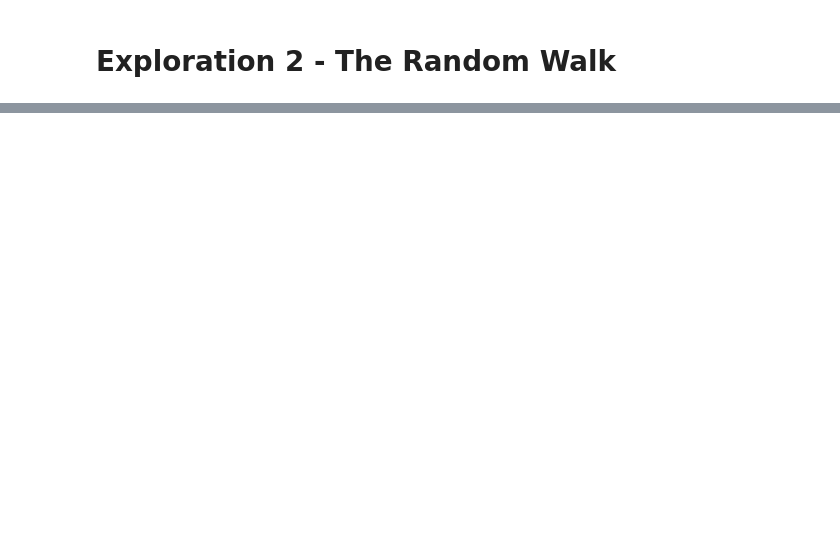
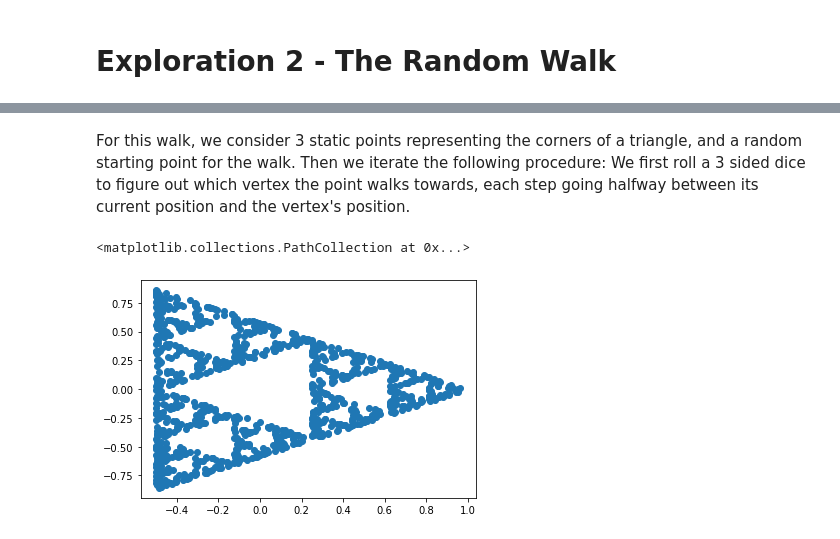
Before and after one commit to ethancma/the-random-walk, a Jupyter notebook: main.ipynb, the cells around one changed output, grey strips where cells are left out. Saved outputs shown, nothing was run; the diff lists cells and outputs as text; code cells hidden in the pictures; blank space fills up the shorter version.

```diff
--- a/main.ipynb
+++ b/main.ipynb
@@ -41 +41,21 @@ Last Position (step 1000): 36
 Square root of 1000 steps: 31.622776601683793
+# %% [markdown]
+For this walk, we consider 3 static points representing the corners of a triangle, and a random starting point for the walk. Then we iterate the following procedure: We first roll a 3 sided dice to figure out which vertex the point walks towards, each step going halfway between its current position and the vertex's position.
+# %%
+def points_walk() -> list:
+    # Initializing the positions
+    positions = np.zeros((steps, 2))
+    positions[0, :] = np.random.uniform(-1,1, 2)
+
+    # Arrange n static points evenly spaced around a unit circle
+    statics = np.vstack((np.cos(np.linspace(0,2*np.pi, 4))[::-1], np.sin(np.linspace(0,2*np.pi,4))[::-1])).T
+    for i in range(1, steps):
+        vertex = np.random.randint(0,3)
+        positions[i, :] = (positions[i-1]+statics[vertex])/2
+    return positions.T
+# %%
+xvals, yvals = points_walk()
+plt.scatter(xvals, yvals)
+# %% [output]
+<matplotlib.collections.PathCollection at 0x...>
+[figure, added]
```
Also changed, not shown: parts of 2 cells of this notebook.
